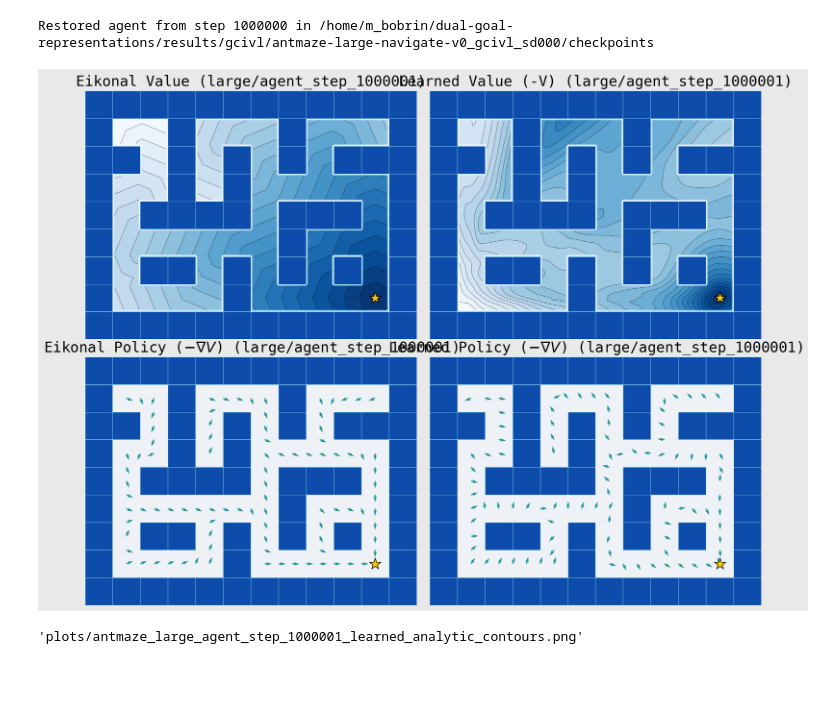
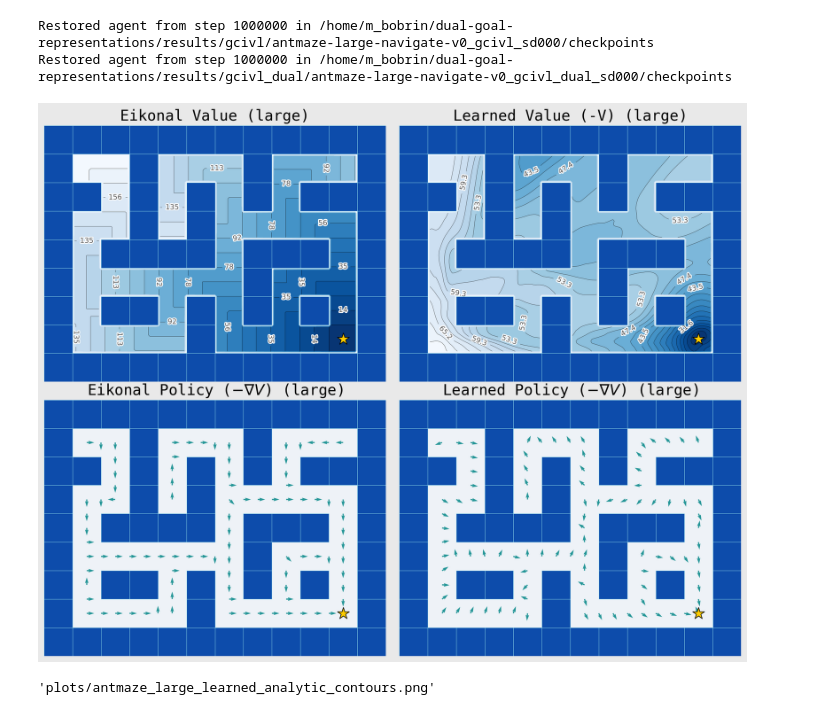
Before and after one commit to skylooop/dual-goal-representations, a Jupyter notebook: notebooks/ckpts.ipynb, the cells around one changed output. Saved outputs shown, nothing was run; the diff lists cells and outputs as text; code cells hidden in the pictures; blank space fills up the shorter version.

```diff
--- a/notebooks/ckpts.ipynb
+++ b/notebooks/ckpts.ipynb
@@ -5,7 +5,7 @@ sys.path.append("../")
 os.environ['CUDA_VISIBLE_DEVICES'] = '1'
 
 from utils.datasets import GCDataset, Dataset
-from agents.gcivl.state.dual import GCIVLDualAgent
+from agents.gcivl.state.dual import GCIVLDualAgent, get_config as get_config_dual
 from agents.gcivl.original import GCIVLAgent, get_config
 from utils.flax_utils import restore_agent
 import ogbench
@@ -17,6 +17,7 @@ env_large, train_dataset_large, val_dataset_large = ogbench.make_env_and_dataset
     dataset_name="antmaze-large-navigate-v0"
 )
 agent_config = get_config()
+agent_config_dual = get_config_dual()
 
 train_dataset_med = GCDataset(Dataset.create(norm=False, **train_dataset_medium), agent_config)
 train_dataset_large = GCDataset(Dataset.create(norm=False, **train_dataset_large), agent_config)
@@ -24,9 +25,12 @@ train_dataset_large = GCDataset(Dataset.create(norm=False, **train_dataset_large
 example_batch_med = train_dataset_med.sample(1)
 example_batch_large = train_dataset_large.sample(1)
 
-agent = GCIVLAgent.create(
+agent_gcivl = GCIVLAgent.create(
     0, example_batch_med['observations'], example_batch_med['actions'], agent_config, ex_goals=None
 )
+agent_gcivl_dual = GCIVLDualAgent.create(
+    0, example_batch_med['observations'], example_batch_med['actions'], agent_config_dual, ex_goals=None
+)
 # %%
 env_large.unwrapped.task_infos
 # %% [output]
@@ -48,17 +52,25 @@ env_large.unwrapped.task_infos
   'goal_ij': (5, 4),
   'goal_xy': (12.0, 16.0)}]
 # %%
-agent = restore_agent(
-    agent,
-    "/home/m_bobrin/dual-goal-representations/results/gcivl/antmaze-large-navigate-v0_gcivl_sd000/checkpoints",
+agent_gcivl = restore_agent(
+    agent_gcivl,
+    "../results/gcivl/antmaze-large-navigate-v0_gcivl_sd000/checkpoints",
     step=1_000_000
 )
+agent_gcivl_dual = restore_agent(
+    agent_gcivl_dual,
+    "../results/gcivl_dual/antmaze-large-navigate-v0_gcivl_dual_sd000/checkpoints",
+    step=1_000_000
+)
 # %% [output]
 Restored agent from step 1000000 in /home/m_bobrin/dual-goal-representations/results/gcivl/antmaze-large-navigate-v0_gcivl_sd000/checkpoints
+Restored agent from step 1000000 in /home/m_bobrin/dual-goal-representations/results/gcivl_dual/antmaze-large-navigate-v0_gcivl_dual_sd000/checkpoints
 # %%
 from utils.antmaze_contours import plot_antmaze_learned_and_analytic
 from IPython.display import Image, display
 import os
+
+samples=train_dataset_large.sample(100)['observations']
 
 def plot_agent_contours(agent, maze_type='medium', obs_dim=None, env=None, save_dir='plots'):
     """
@@ -67,35 +79,35 @@ def plot_agent_contours(agent, maze_type='medium', obs_dim=None, env=None, save_
     Args:
         agent: The pretrained agent (e.g., GCIVLDualAgent).
         maze_type: 'medium' or 'large'.
         obs_dim: Total dimension of the observation (e.g., 29). If None, tries to infer from env or agent.
         env: Optional environment to infer obs_dim from.
         save_dir: Directory to save the resulting plot.
     """
     # 1. Infer obs_dim if not provided
     if obs_dim is None:
         if env is not None:
             obs_dim = env.observation_space.shape[0]
     # 2. Ensure save directory exists
     if not os.path.exists(save_dir):
         os.makedirs(save_dir)
 
     # 3. Call the plotting utility
     save_path = plot_antmaze_learned_and_analytic(
         agent=agent,
         maze_type=maze_type,
         save_dir=save_dir,
         obs_dim=obs_dim,
-        task_name=f"agent_step_{agent.network.step}",
+        # task_name=f"agent_step_{agent.network.step}",
         goal_xy=(36, 0),
-        dataset_samples=train_dataset_large.sample(100)['observations'],
+        dataset_samples=samples,
         max_dataset_samples=64
     )
 
     # 4. Display in notebook
     display(Image(save_path))
     return save_path
 
-plot_agent_contours(agent, maze_type='large', env=env_large)
+plot_agent_contours(agent_gcivl, maze_type='large', env=env_large)
 # %% [output]
-[figure, old version]
+[figure, new version]
-'plots/antmaze_large_agent_step_1000001_learned_analytic_contours.png'
+'plots/antmaze_large_learned_analytic_contours.png'
```
Also changed, not shown: parts of 2 cells of this notebook, 19 other files.
